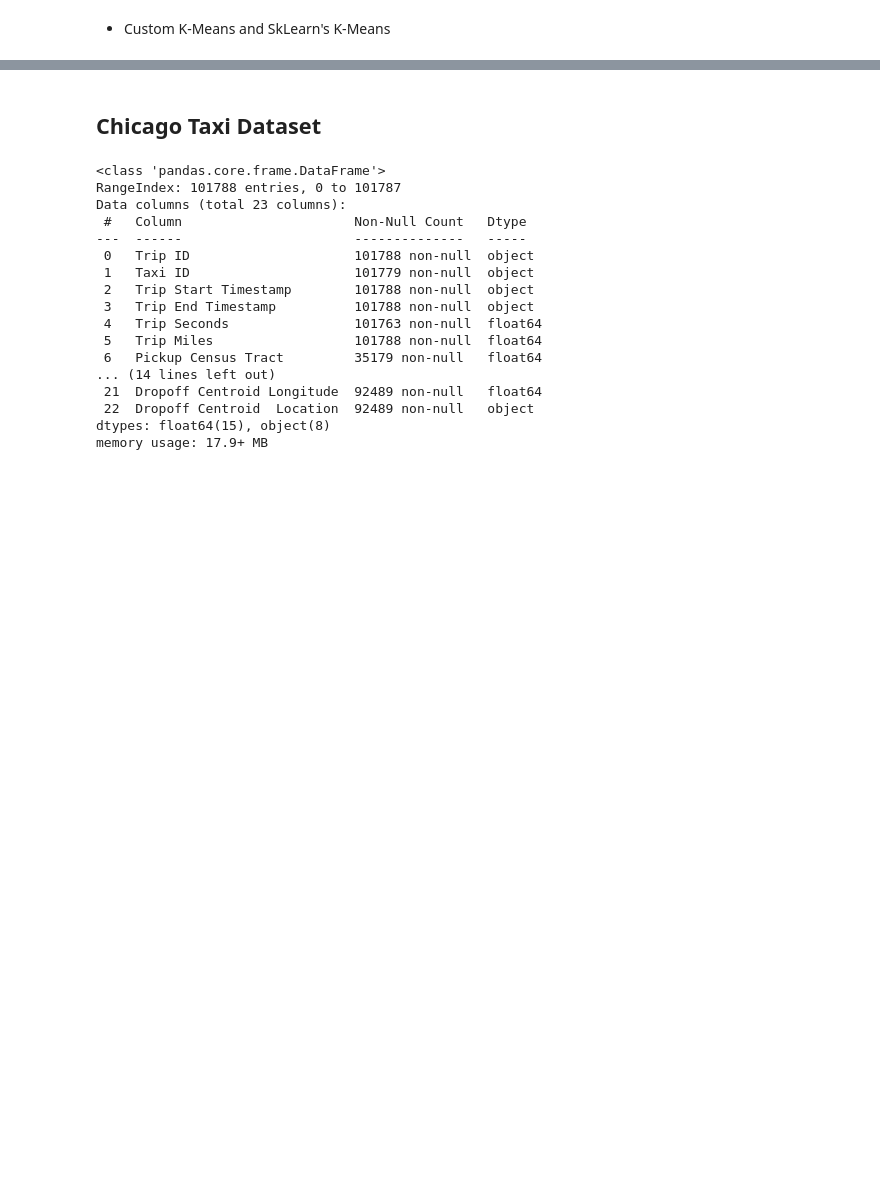
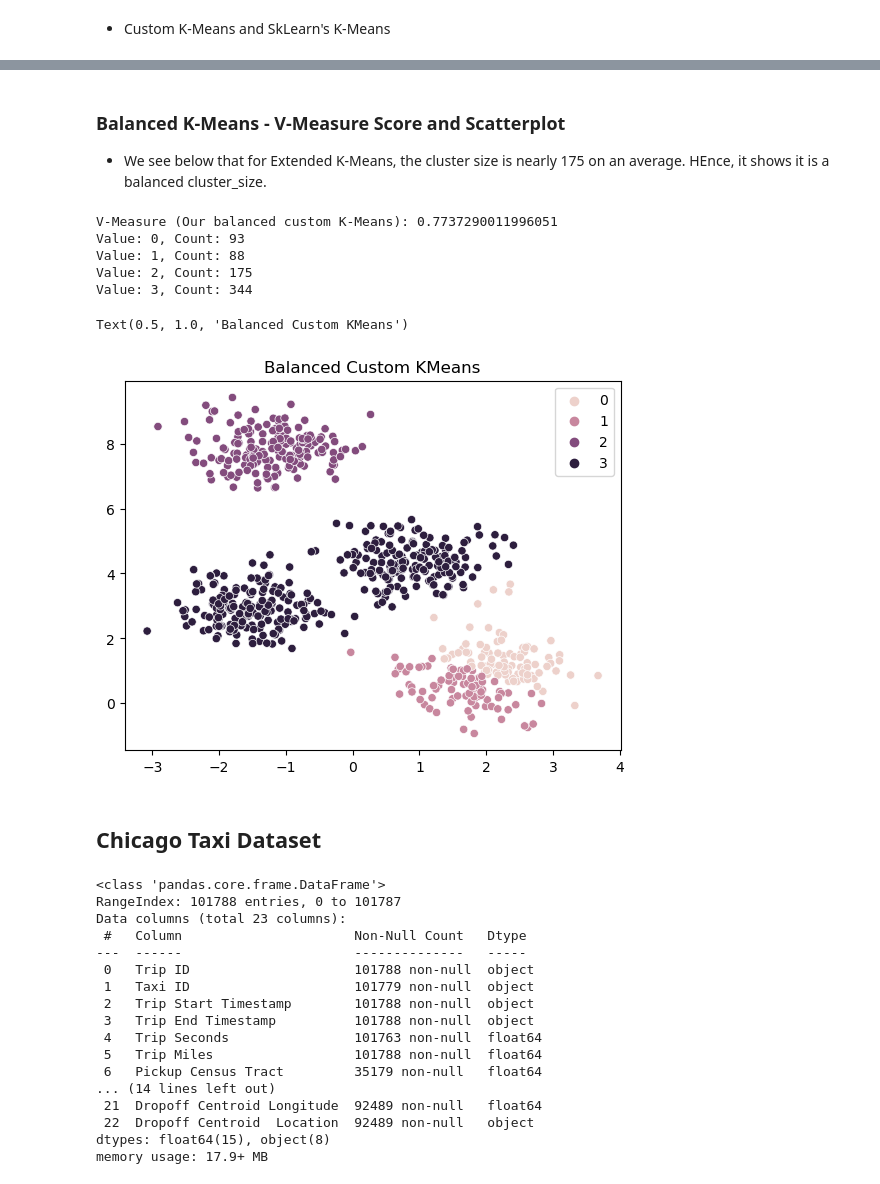
Before and after one commit to USFCA-CS663-Spring2024/kmeans-AnanyaAgarwal1997, a Jupyter notebook: Assignment 2 - Clustering.ipynb, the cells around one changed output, grey strips where cells are left out. Saved outputs shown, nothing was run; the diff lists cells and outputs as text; code cells hidden in the pictures; blank space fills up the shorter version.

Commit message:
Balanced K-Means

```diff
--- a/Assignment 2 - Clustering.ipynb
+++ b/Assignment 2 - Clustering.ipynb
@@ -66,3 +66,28 @@ Text(0.5, 1.0, 'SkLearn KMeans')
+# %% [markdown]
+### Balanced K-Means - V-Measure Score and Scatterplot
+- We see below that for Extended K-Means, the cluster size is nearly 175 on an average. HEnce, it shows it is a balanced cluster_size.
+# %%
+import numpy as np
+balanced_kMeans = cluster(4)
+balanced_clusters, balanced_centroids = balanced_kMeans.fit(X, balanced=True)
+
+v_measure_balanced_kmeans = v_measure_score(cluster_assignments, balanced_clusters)
+print(f'V-Measure (Our balanced custom K-Means): {v_measure_balanced_kmeans}')
+
+unique_values, counts = np.unique(balanced_clusters, return_counts=True)
+for value, count in zip(unique_values, counts):
+    print(f"Value: {value}, Count: {count}")
+
+sns.scatterplot(x=X[:, 0], y=X[:, 1], hue=balanced_clusters)
+plt.title('Balanced Custom KMeans')
+# %% [output]
+V-Measure (Our balanced custom K-Means): 0.7737290011996051
+Value: 0, Count: 93
+Value: 1, Count: 88
+Value: 2, Count: 175
+Value: 3, Count: 344
+Text(0.5, 1.0, 'Balanced Custom KMeans')
+[figure, added]
 # %% [markdown]
 ## Chicago Taxi Dataset
 # %%
```
Also changed, not shown: parts of 3 cells of this notebook, 1 other file.
